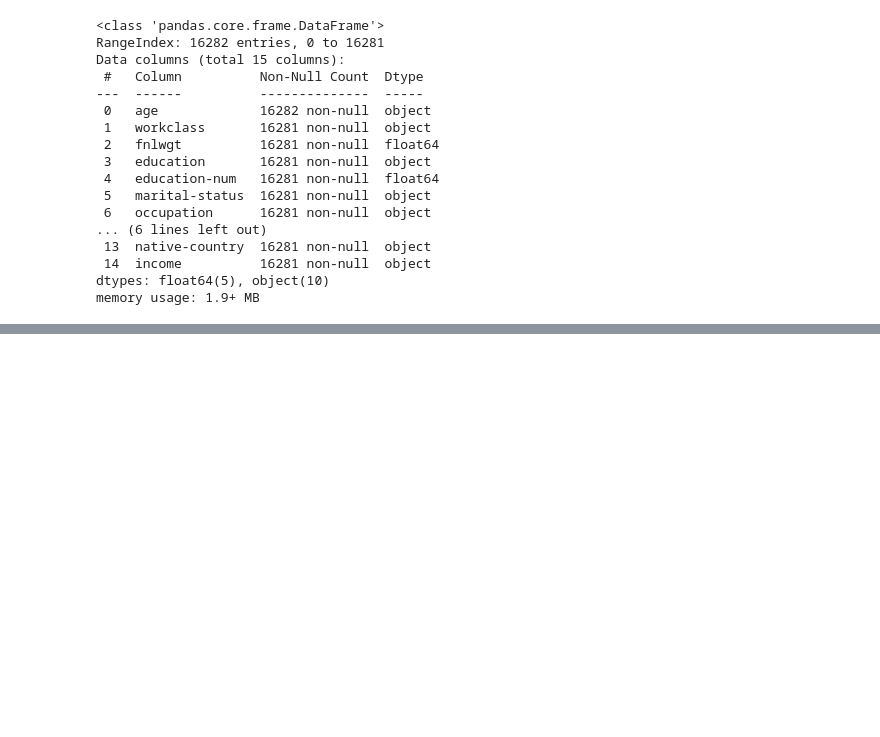
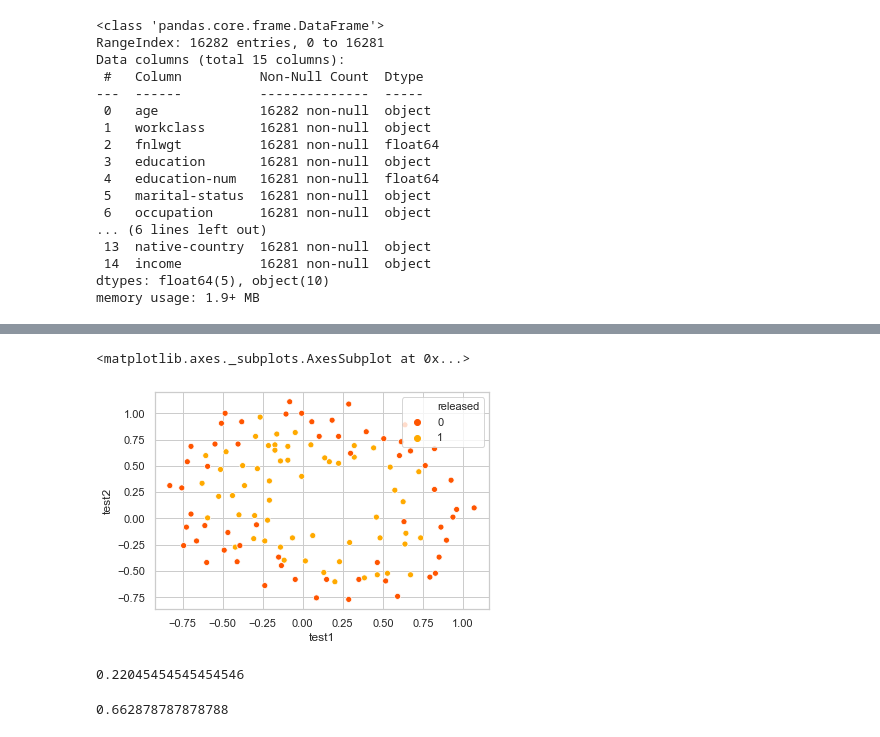
Before and after one commit to gonzalo71/TestGit, a Jupyter notebook: hoja_sucia.ipynb, the cells around one changed output, grey strips where cells are left out. Cells and saved outputs as stored; diff of their text form; code cells hidden in the pictures; blank space fills up the shorter version.

```diff
--- a/hoja_sucia.ipynb
+++ b/hoja_sucia.ipynb
@@ -860,0 +881,5 @@ categorical = [c for c in df_train.columns if data_train[c].dtype.name == "objec
+# %%
+sns.scatterplot(x="test1",y="test2",hue="released",data=df,palette="autumn",sizes=0.9)
+# %% [output]
+<matplotlib.axes._subplots.AxesSubplot at 0x...>
+[figure, added]
@@ -860,0 +891,4 @@ categorical = [c for c in df_train.columns if data_train[c].dtype.name == "objec
+# %%
+scores.mean()
+# %% [output]
+0.22045454545454546
@@ -860,0 +902,4 @@ categorical = [c for c in df_train.columns if data_train[c].dtype.name == "objec
+# %%
+scores.mean()
+# %% [output]
+0.662878787878788
```
Also changed, not shown: parts of 30 cells of this notebook.
